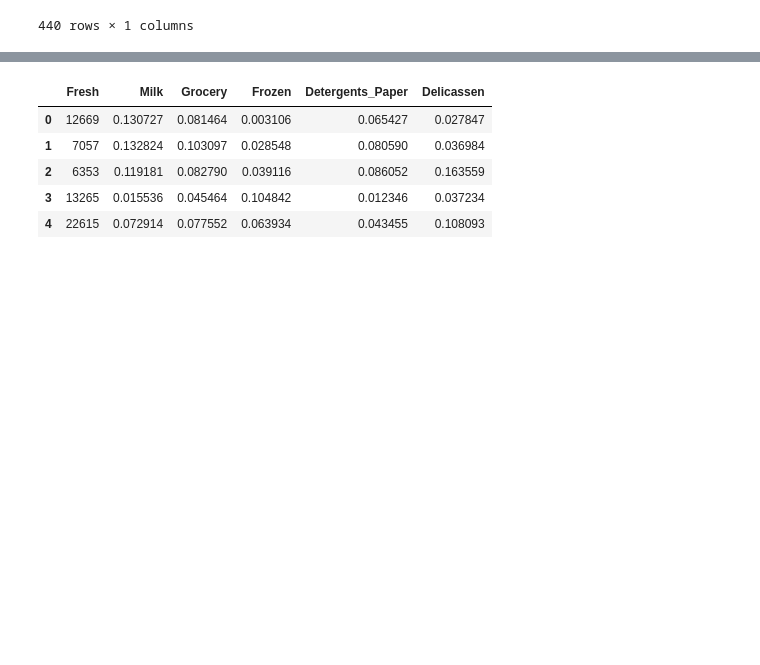
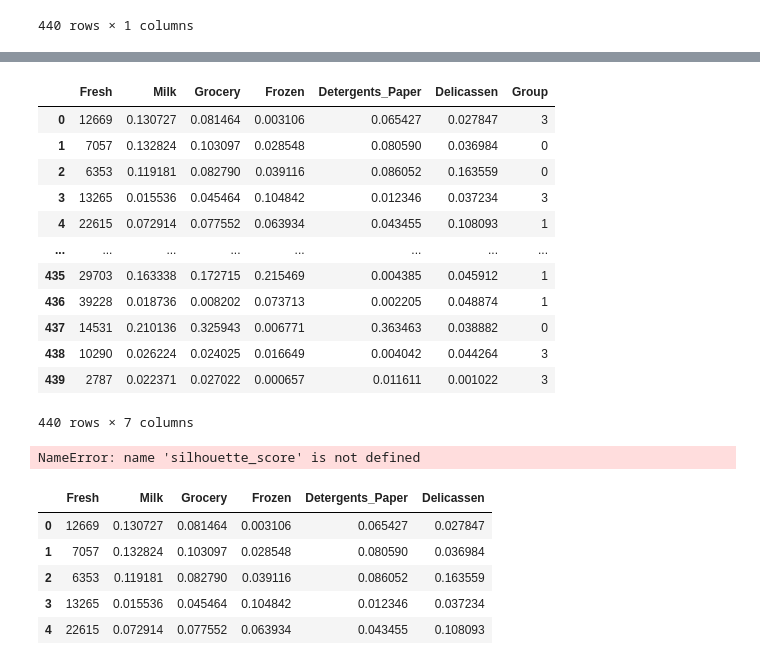
Before and after one commit to NikhithaPatibandla/ExcelR-Tutorials, a Jupyter notebook: 10Feb.ipynb, the cells around one changed output, grey strips where cells are left out. Saved outputs shown, nothing was run; the diff lists cells and outputs as text; code cells hidden in the pictures; blank space fills up the shorter version.

```diff
--- a/10Feb.ipynb
+++ b/10Feb.ipynb
@@ -280,0 +290,5 @@ wcss
+# %%
+#Fitting k-means to the dataset
+kmeans = KMeans(n_clusters=5,random_state=42)
+y_kmeans = kmeans.fit_predict(X)
+print(y_kmeans)
@@ -280,0 +312,3 @@ wcss
+# %%
+group_num = pd.DataFrame(y_kmeans,columns=['Group'])
+group_num
@@ -281,3 +329,25 @@ wcss
+# %%
+pd.concat([df,group_num],axis=1)
+cust_kmeans_data = pd.concat([df,group_num],axis=1)
+cust_kmeans_data
+# %% [output]
+|  | Fresh | Milk | Grocery | Frozen | Detergents_Paper | Delicassen | Group |
+| 0 | 12669 | 0.130727 | 0.081464 | 0.003106 | 0.065427 | 0.027847 | 3 |
+| 1 | 7057 | 0.132824 | 0.103097 | 0.028548 | 0.080590 | 0.036984 | 0 |
+| 2 | 6353 | 0.119181 | 0.082790 | 0.039116 | 0.086052 | 0.163559 | 0 |
+| 3 | 13265 | 0.015536 | 0.045464 | 0.104842 | 0.012346 | 0.037234 | 3 |
+| 4 | 22615 | 0.072914 | 0.077552 | 0.063934 | 0.043455 | 0.108093 | 1 |
+| ... | ... | ... | ... | ... | ... | ... | ... |
+| 435 | 29703 | 0.163338 | 0.172715 | 0.215469 | 0.004385 | 0.045912 | 1 |
+| 436 | 39228 | 0.018736 | 0.008202 | 0.073713 | 0.002205 | 0.048874 | 1 |
+| 437 | 14531 | 0.210136 | 0.325943 | 0.006771 | 0.363463 | 0.038882 | 0 |
+| 438 | 10290 | 0.026224 | 0.024025 | 0.016649 | 0.004042 | 0.044264 | 3 |
+| 439 | 2787 | 0.022371 | 0.027022 | 0.000657 | 0.011611 | 0.001022 | 3 |
+440 rows × 7 columns
+# %%
+silhouette_score(X,y_kmeans)
+# %% [output]
+NameError: name 'silhouette_score' is not defined
 # %%
 from sklearn.preprocessing import MinMaxScaler
 scaler = MinMaxScaler()
```
Also changed, not shown: parts of 9 cells of this notebook.
